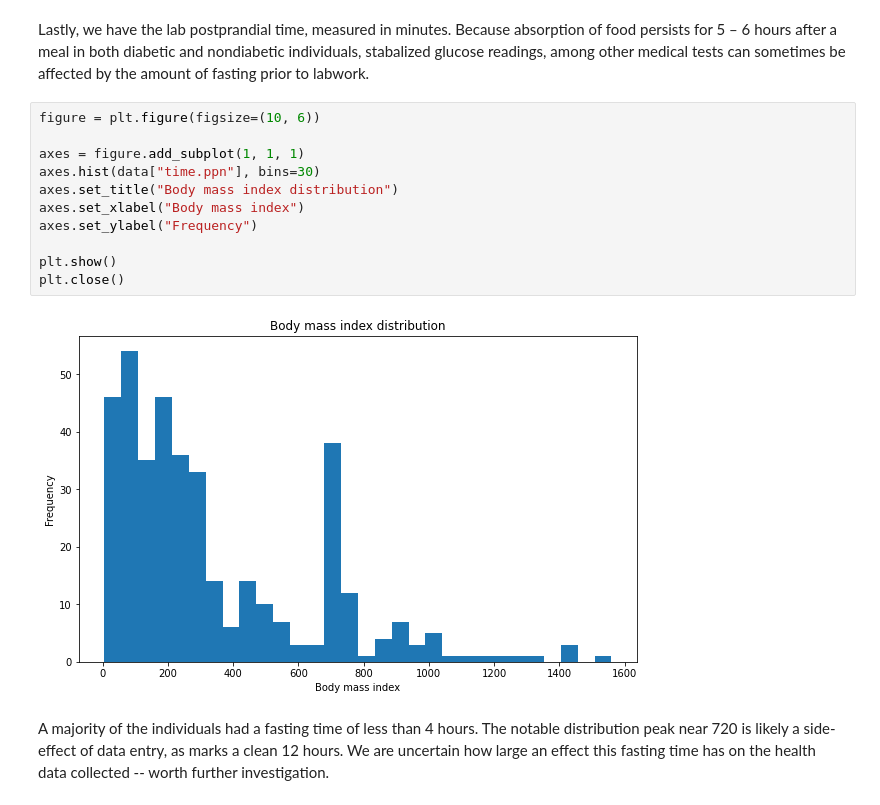
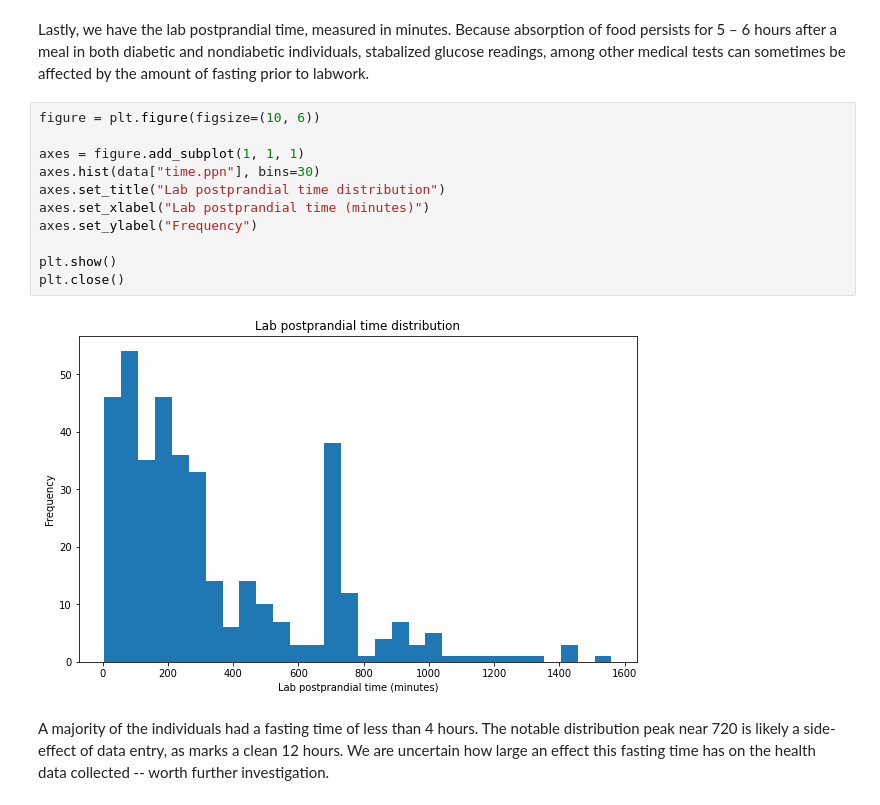
Before and after one commit to gagebenne/diabetes-data-analysis, a Jupyter notebook: explore.ipynb, the cells around one changed output. Cells and saved outputs as stored; diff of their text form.

```diff
--- a/explore.ipynb
+++ b/explore.ipynb
@@ -425,16 +425,16 @@ Lastly, we have the lab postprandial time, measured in minutes. Because absorpti
 # %%
 figure = plt.figure(figsize=(10, 6))
 
 axes = figure.add_subplot(1, 1, 1)
 axes.hist(data["time.ppn"], bins=30)
-axes.set_title("Body mass index distribution")
-axes.set_xlabel("Body mass index")
+axes.set_title("Lab postprandial time distribution")
+axes.set_xlabel("Lab postprandial time (minutes)")
 axes.set_ylabel("Frequency")
 
 plt.show()
 plt.close()
 # %% [output]
-[figure, old version]
+[figure, new version]
 # %% [markdown]
 A majority of the individuals had a fasting time of less than 4 hours. The notable distribution peak near 720 is likely a side-effect of data entry, as marks a clean 12 hours. We are uncertain how large an effect this fasting time has on the health data collected -- worth further investigation.
 # %% [markdown]
```
